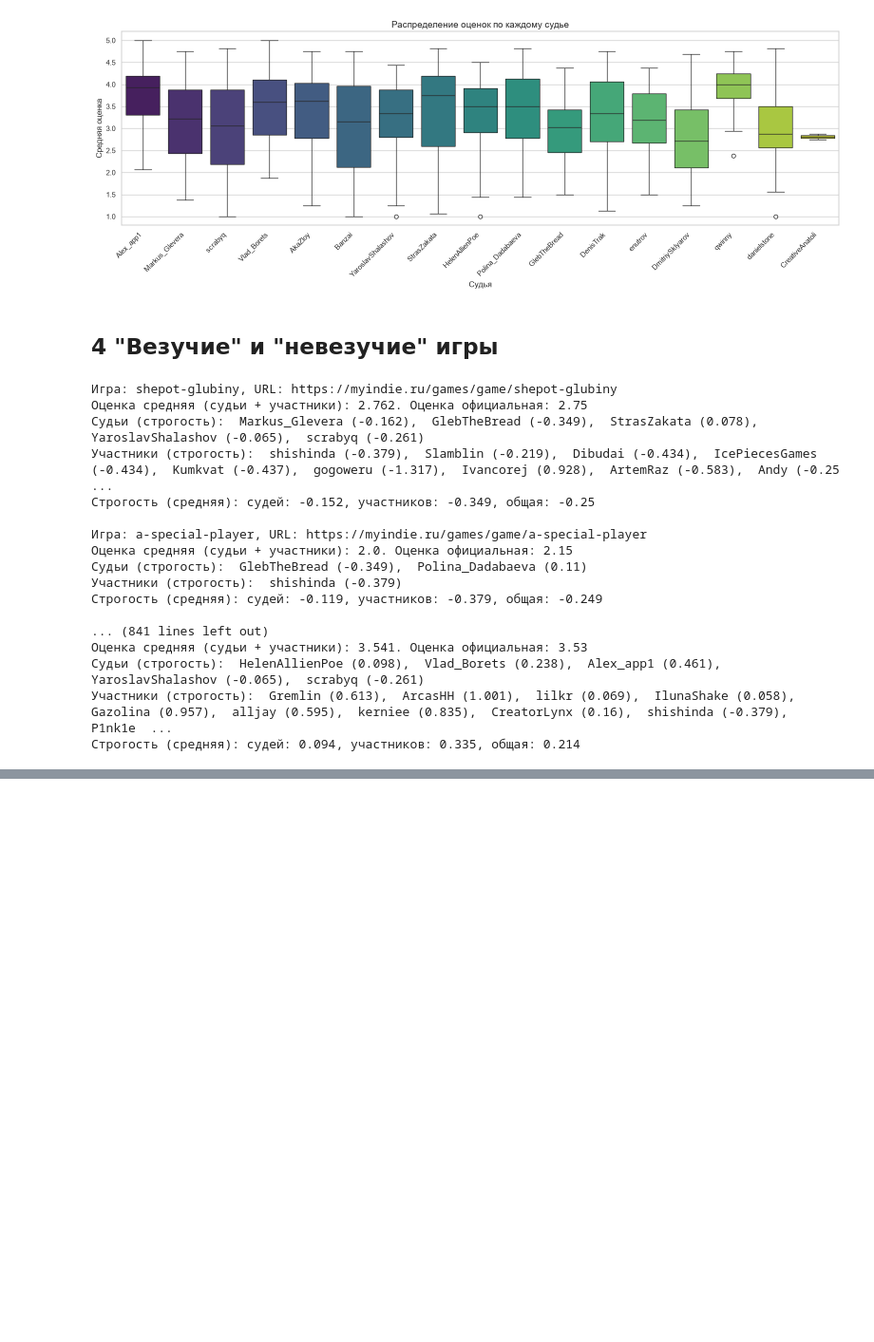
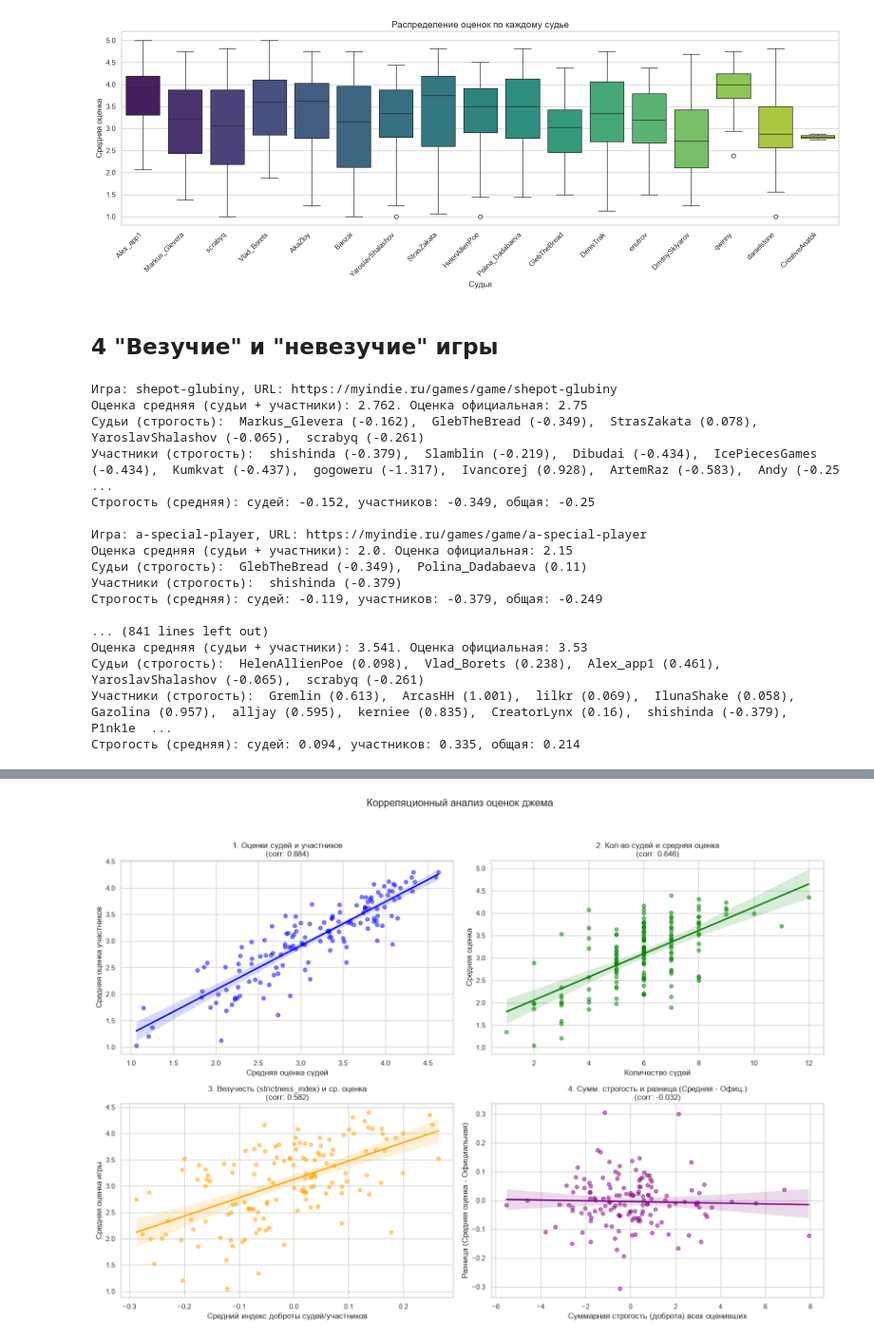
Before and after one commit to unreal79/MyIndie-jam-stats, a Jupyter notebook: MyIndie-jam-stats_LVL10.ipynb, the cells around one changed output, grey strips where cells are left out. Shown at 95% size. Saved outputs shown, nothing was run; the diff lists cells and outputs as text; code cells hidden in the pictures; blank space fills up the shorter version.

Commit message:
add correlations

```diff
--- a/MyIndie-jam-stats_LVL10.ipynb
+++ b/MyIndie-jam-stats_LVL10.ipynb
@@ -853,0 +854,97 @@ for g in games_data:
+# %%
+correlation_data = []
+
+for alias, data in game_reviews.items():
+    judges = data.get('judges', [])
+    participants = data.get('participants', [])
+
+    if not judges and not participants:
+        continue
+
+    # Функция для расчета среднего по критериям (как в 3.5)
+    def get_precise_score(r):
+        c = r.get('criterias', {})
+        cv = [c[k] for k in CRITERIAS if k in c]
+        return sum(cv) / len(cv) if cv else r.get('score', 0)
+
+    j_scores = [get_precise_score(r) for r in judges]
+    p_scores = [get_precise_score(r) for r in participants]
+
+    avg_j_score = np.mean(j_scores)
+    avg_p_score = np.mean(p_scores)
+
+    all_scores = j_scores + p_scores
+    avg_score = np.mean(all_scores)
+    official_score = data.get('official_score', 0)
+
+    # Расчет "везучести" (средний strictness_index всех оценивших) и "суммарной строгости"
+    strictness_indices = []
+    for r in judges:
+        name = r.get('user', {}).get('username')
+        strictness_indices.append(judge_strictness.get(name, 0))
+    for r in participants:
+        name = r.get('user', {}).get('username')
+        strictness_indices.append(participant_strictness.get(name, 0))
+
+    avg_luck = np.mean(strictness_indices)
+    total_strictness = sum(strictness_indices)
+
+    correlation_data.append({
+        'alias': alias,
+        'avg_j_score': avg_j_score,
+        'avg_p_score': avg_p_score,
+        'avg_score': avg_score,
+        'official_score': official_score,
+        'n_judges': len(judges),
+        'avg_luck': avg_luck,
+        'total_strictness': total_strictness,
+        'score_diff': avg_score - official_score
+    })
+
+df_corr = pd.DataFrame(correlation_data)
+
+# Расчет корреляций
+corrs = {
+    "1. Оценки судей vs Участники": df_corr[['avg_j_score', 'avg_p_score']].dropna().corr().iloc[0, 1],
+    "2. Кол-во судей vs Средняя оценка": df_corr[['n_judges', 'avg_score']].corr().iloc[0, 1],
+    "3. Везучесть vs Средняя оценка": df_corr[['avg_luck', 'avg_score']].corr().iloc[0, 1],
+    "4. Суммарная строгость vs Разница между средней оценкой и официальной":
+        df_corr[['total_strictness', 'score_diff']].corr().iloc[0, 1]
+}
+
+print("Коэффициенты корреляции Пирсона:")
+for label, val in corrs.items():
+    print(f"{label}: {round(val, 3)}")
+
+fig, axes = plt.subplots(2, 2, figsize=(16, 12))
+fig.suptitle('Корреляционный анализ оценок джема', fontsize=16)
+
+# 1. Судьи vs Участники
+sns.regplot(data=df_corr, x='avg_j_score', y='avg_p_score', ax=axes[0,0], color='blue', scatter_kws={'alpha':0.5})
+axes[0,0].set_title(f"1. Оценки судей и участников\n(corr: {round(corrs['1. Оценки судей vs Участники'], 3)})")
+axes[0,0].set_xlabel("Средняя оценка судей")
+axes[0,0].set_ylabel("Средняя оценка участников")
+
+# 2. Кол-во судей vs Оценка
+sns.regplot(data=df_corr, x='n_judges', y='avg_score', ax=axes[0,1], color='green', scatter_kws={'alpha':0.5})
+axes[0,1].set_title(f"2. Кол-во судей и средняя оценка\n(corr: {round(corrs['2. Кол-во судей vs Средняя оценка'], 3)})")
+axes[0,1].set_xlabel("Количество судей")
+axes[0,1].set_ylabel("Средняя оценка")
+
+# 3. Везучесть vs Оценка
+sns.regplot(data=df_corr, x='avg_luck', y='avg_score', ax=axes[1,0], color='orange', scatter_kws={'alpha':0.5})
+axes[1,0].set_title(f"3. Везучесть (strictness_index) и ср. оценка\n" +
+                    f"(corr: {round(corrs['3. Везучесть vs Средняя оценка'], 3)})")
+axes[1,0].set_xlabel("Средний индекс доброты судей и участников")
+axes[1,0].set_ylabel("Средняя оценка игры")
+
+# 4. Суммарная строгость vs Разница
+sns.regplot(data=df_corr, x='total_strictness', y='score_diff', ax=axes[1,1], color='purple', scatter_kws={'alpha':0.5})
+axes[1,1].set_title(f"4. Сумм. строгость и разница (Средняя - Офиц.)\n" +
+                    f"(corr: {round(corrs['4. Суммарная строгость vs Разница между средней оценкой и официальной'], 3)})")
+axes[1,1].set_xlabel("Суммарная строгость (доброта) всех оценивших")
+axes[1,1].set_ylabel("Разница (Средняя оценка - Официальная)")
+
+plt.tight_layout(rect=[0, 0.03, 1, 0.95])
+plt.show()
+# %% [output]
@@ -853,0 +956 @@ for g in games_data:
+[figure, added]
```
Also changed, not shown: parts of 4 cells of this notebook.
